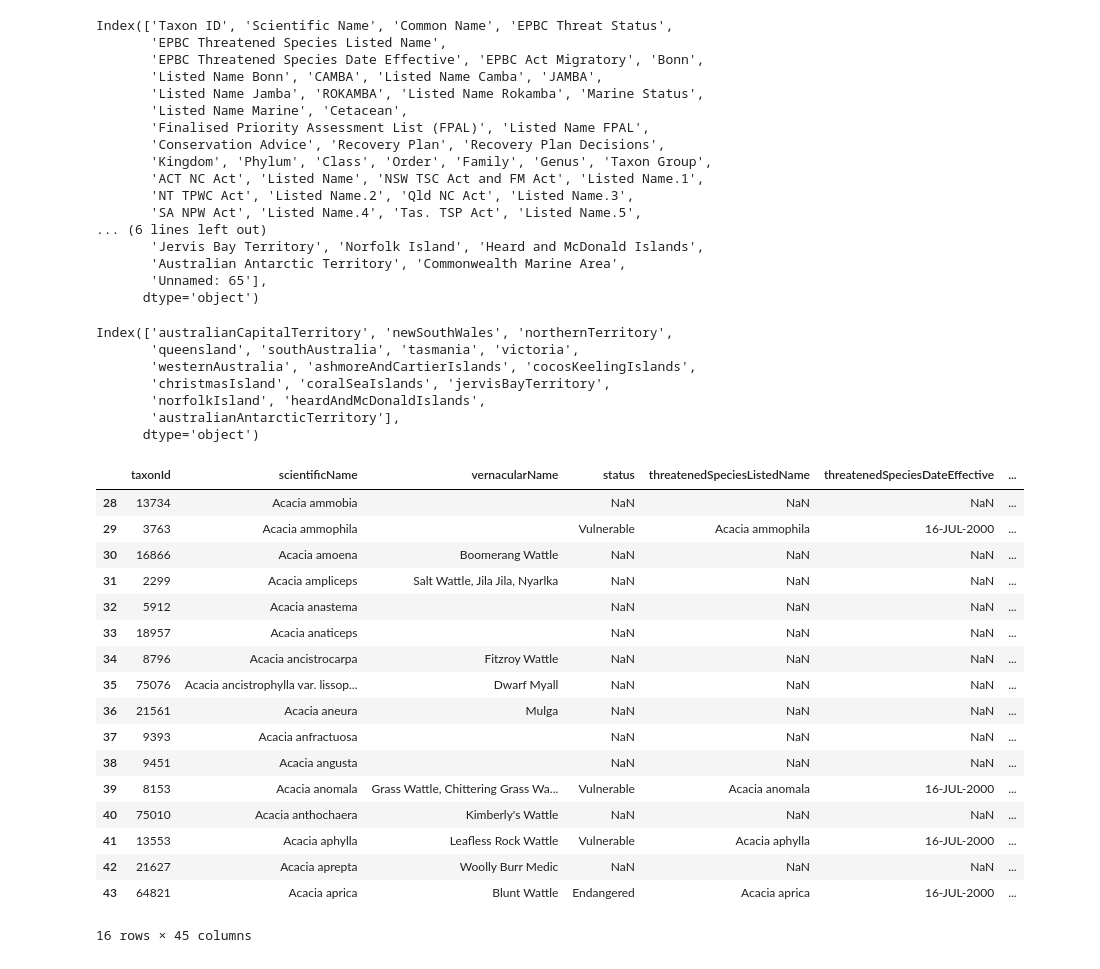
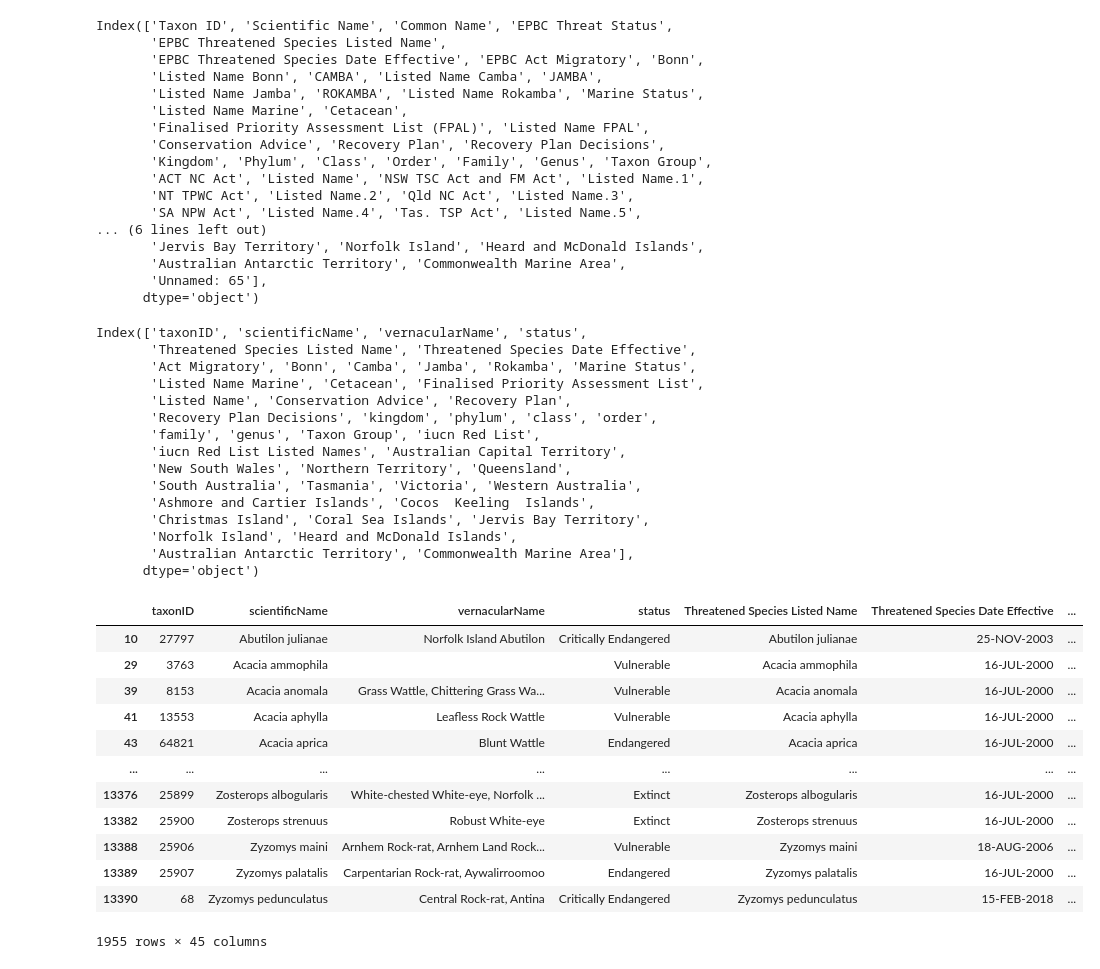
Before and after one commit to AtlasOfLivingAustralia/authoritative-lists, a Jupyter notebook: source-code/py-notebook/EPBC-list.ipynb, the cells around one changed output. Drawn from its saved outputs; the diff is of its cells as text; code cells hidden in the pictures.

```diff
--- a/source-code/py-notebook/EPBC-list.ipynb
+++ b/source-code/py-notebook/EPBC-list.ipynb
@@ -42,7 +42,11 @@ epbcreport = epbcreport.rename(columns=
     'Scientific Name':'scientificName',
     'Common Name':'vernacularName',
     'EPBC Threat Status':'status',
-    'EPBC Threatened Species Listed Name' : 'EPBC Threatened Species Listed Name',
+    'IUCN Red List': 'iucn Red List',
+    'IUCN Red List Listed Names' : 'iucn Red List Listed Names',
+    'CAMBA': 'Camba',
+    'JAMBA': 'Jamba',
+    'ROKAMBA': 'Rokamba',
     'Kingdom':'kingdom',
     'Phylum':'phylum',
     'Class': 'class',
@@ -64,39 +68,42 @@ epbcreport.columns = epbcreport.columns.str.replace(r"[().: ]", " ", regex=True)
 epbcreport.columns = epbcreport.columns.str.replace("EPBC","", regex=True)
 epbcreport.columns = epbcreport.columns.str.replace("FPAL","", regex=True)
 epbcreport.columns = epbcreport.columns.str.strip()
-#Camel case all column names
-epbcreport = clean_columns(epbcreport, case = 'camel')
-# epbcreport.to_csv(projectDir + dataDir + "EPBC-new-conservation.csv",index=False)
-epbcreport.columns[28:44]
+epbcreport.columns
 # %% [output]
-Index(['australianCapitalTerritory', 'newSouthWales', 'northernTerritory',
-       'queensland', 'southAustralia', 'tasmania', 'victoria',
-       'westernAustralia', 'ashmoreAndCartierIslands', 'cocosKeelingIslands',
-       'christmasIsland', 'coralSeaIslands', 'jervisBayTerritory',
-       'norfolkIsland', 'heardAndMcDonaldIslands',
-       'australianAntarcticTerritory'],
+Index(['taxonID', 'scientificName', 'vernacularName', 'status',
+       'Threatened Species Listed Name', 'Threatened Species Date Effective',
+       'Act Migratory', 'Bonn', 'Camba', 'Jamba', 'Rokamba', 'Marine Status',
+       'Listed Name Marine', 'Cetacean', 'Finalised Priority Assessment List',
+       'Listed Name', 'Conservation Advice', 'Recovery Plan',
+       'Recovery Plan Decisions', 'kingdom', 'phylum', 'class', 'order',
+       'family', 'genus', 'Taxon Group', 'iucn Red List',
+       'iucn Red List Listed Names', 'Australian Capital Territory',
+       'New South Wales', 'Northern Territory', 'Queensland',
+       'South Australia', 'Tasmania', 'Victoria', 'Western Australia',
+       'Ashmore and Cartier Islands', 'Cocos  Keeling  Islands',
+       'Christmas Island', 'Coral Sea Islands', 'Jervis Bay Territory',
+       'Norfolk Island', 'Heard and McDonald Islands',
+       'Australian Antarctic Territory', 'Commonwealth Marine Area'],
       dtype='object')
-# %%
-df2 = epbcreport[28:44]
-df2
-# %% [output]
-|  | taxonId | scientificName | vernacularName | status | threatenedSpeciesListedName | threatenedSpeciesDateEffective | ... |
-| 28 | 13734 | Acacia ammobia |  | NaN | NaN | NaN | ... |
-| 29 | 3763 | Acacia ammophila |  | Vulnerable | Acacia ammophila | 16-JUL-2000 | ... |
-| 30 | 16866 | Acacia amoena | Boomerang Wattle | NaN | NaN | NaN | ... |
-| 31 | 2299 | Acacia ampliceps | Salt Wattle, Jila Jila, Nyarlka | NaN | NaN | NaN | ... |
-| 32 | 5912 | Acacia anastema |  | NaN | NaN | NaN | ... |
-| 33 | 18957 | Acacia anaticeps |  | NaN | NaN | NaN | ... |
-| 34 | 8796 | Acacia ancistrocarpa | Fitzroy Wattle | NaN | NaN | NaN | ... |
-| 35 | 75076 | Acacia ancistrophylla var. lissop... | Dwarf Myall | NaN | NaN | NaN | ... |
-| 36 | 21561 | Acacia aneura | Mulga | NaN | NaN | NaN | ... |
-| 37 | 9393 | Acacia anfractuosa |  | NaN | NaN | NaN | ... |
-| 38 | 9451 | Acacia angusta |  | NaN | NaN | NaN | ... |
-| 39 | 8153 | Acacia anomala | Grass Wattle, Chittering Grass Wa... | Vulnerable | Acacia anomala | 16-JUL-2000 | ... |
-| 40 | 75010 | Acacia anthochaera | Kimberly's Wattle | NaN | NaN | NaN | ... |
-| 41 | 13553 | Acacia aphylla | Leafless Rock Wattle | Vulnerable | Acacia aphylla | 16-JUL-2000 | ... |
-| 42 | 21627 | Acacia aprepta | Woolly Burr Medic | NaN | NaN | NaN | ... |
-| 43 | 64821 | Acacia aprica | Blunt Wattle | Endangered | Acacia aprica | 16-JUL-2000 | ... |
-16 rows × 45 columns
+# %%
+# create an epbc list: should be 1955 species (with EPBC Threat Status)
+# epbc = epbcreport[epbcreport[\"EPBC Threat Status\"].notna()]
+epbc= epbcreport[epbcreport["status"].notna()]
+epbc.to_csv(projectDir + dataDir + "EPBC-new-conservation.csv",index=False)
+epbc
+# %% [output]
+|  | taxonID | scientificName | vernacularName | status | Threatened Species Listed Name | Threatened Species Date Effective | ... |
+| 10 | 27797 | Abutilon julianae | Norfolk Island Abutilon | Critically Endangered | Abutilon julianae | 25-NOV-2003 | ... |
+| 29 | 3763 | Acacia ammophila |  | Vulnerable | Acacia ammophila | 16-JUL-2000 | ... |
+| 39 | 8153 | Acacia anomala | Grass Wattle, Chittering Grass Wa... | Vulnerable | Acacia anomala | 16-JUL-2000 | ... |
+| 41 | 13553 | Acacia aphylla | Leafless Rock Wattle | Vulnerable | Acacia aphylla | 16-JUL-2000 | ... |
+| 43 | 64821 | Acacia aprica | Blunt Wattle | Endangered | Acacia aprica | 16-JUL-2000 | ... |
+| ... | ... | ... | ... | ... | ... | ... | ... |
+| 13376 | 25899 | Zosterops albogularis | White-chested White-eye, Norfolk ... | Extinct | Zosterops albogularis | 16-JUL-2000 | ... |
+| 13382 | 25900 | Zosterops strenuus | Robust White-eye | Extinct | Zosterops strenuus | 16-JUL-2000 | ... |
+| 13388 | 25906 | Zyzomys maini | Arnhem Rock-rat, Arnhem Land Rock... | Vulnerable | Zyzomys maini | 18-AUG-2006 | ... |
+| 13389 | 25907 | Zyzomys palatalis | Carpentarian Rock-rat, Aywalirroomoo | Endangered | Zyzomys palatalis | 16-JUL-2000 | ... |
+| 13390 | 68 | Zyzomys pedunculatus | Central Rock-rat, Antina | Critically Endangered | Zyzomys pedunculatus | 15-FEB-2018 | ... |
+1955 rows × 45 columns
 # %%
 # create Bonn list
```
Also changed, not shown: parts of 5 cells of this notebook, 9 other files.
